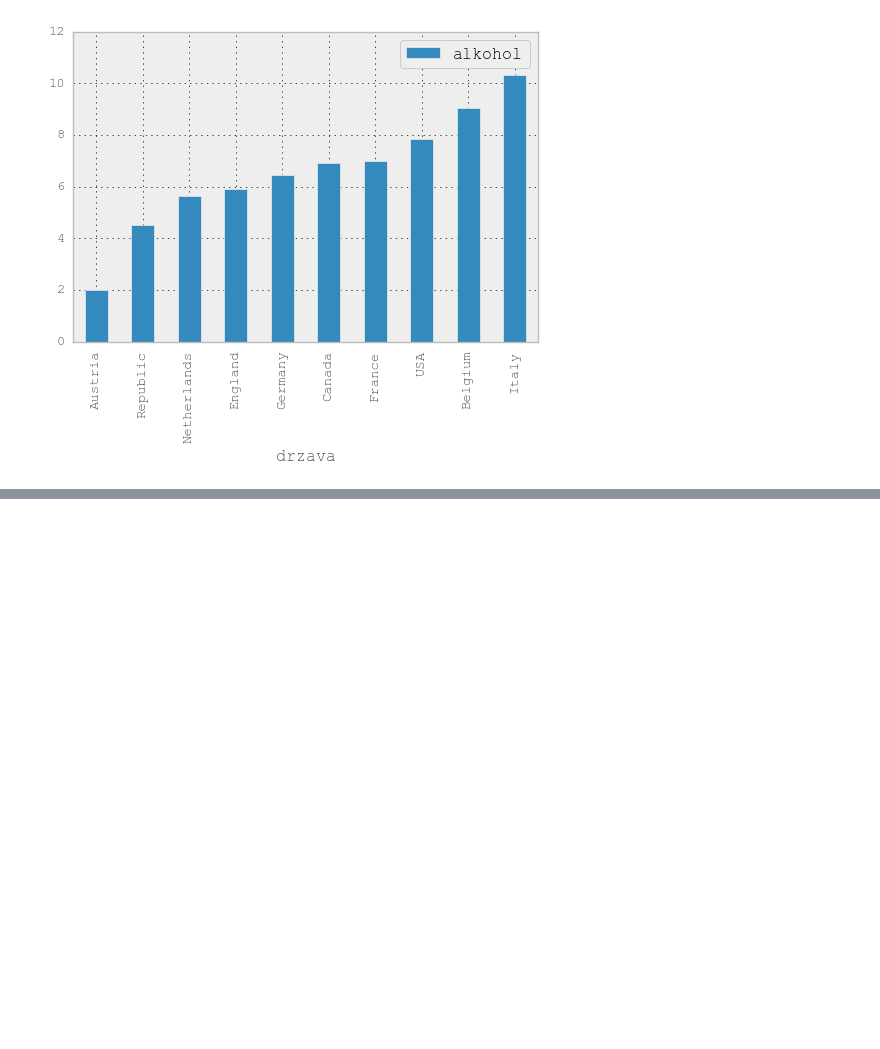
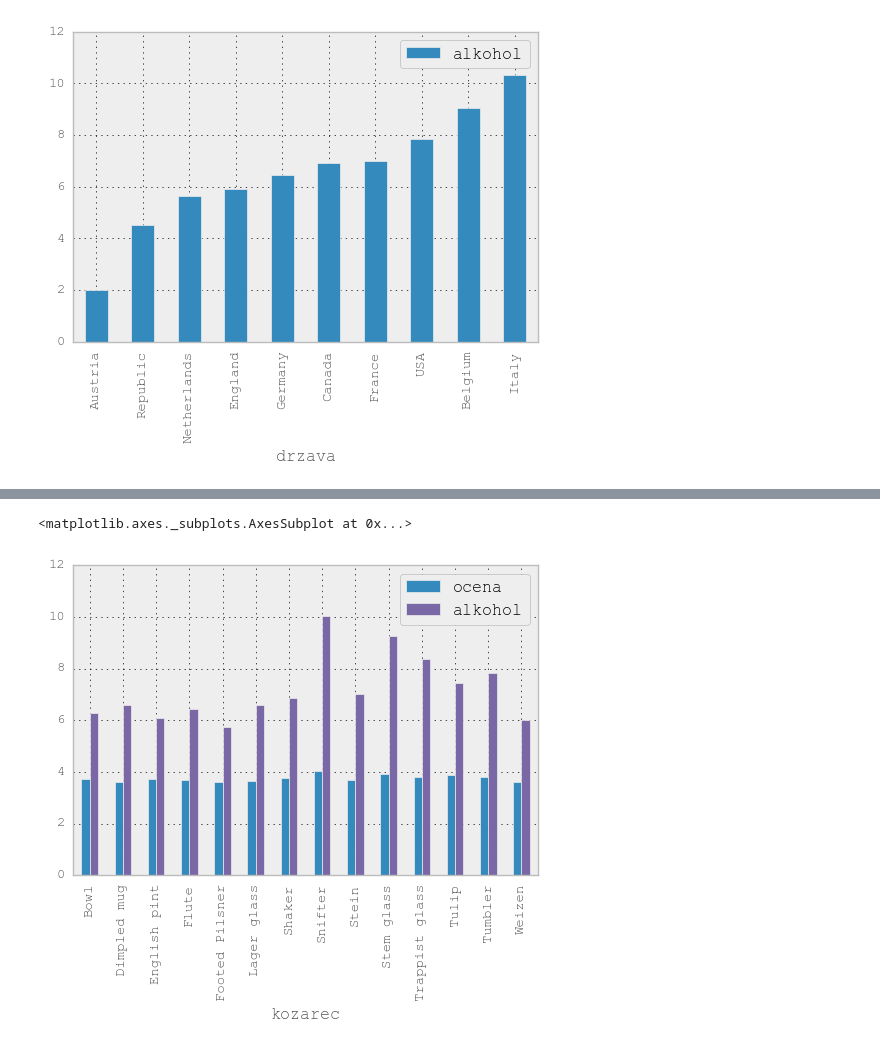
Before and after one commit to anjakisek/Najboljsa-piva-Ratebeer, a Jupyter notebook: Piva-Ratebeer.ipynb, the cells around one changed output, grey strips where cells are left out. Drawn from its saved outputs; the diff is of its cells as text; code cells hidden in the pictures; blank space fills up the shorter version.

```diff
--- a/Piva-Ratebeer.ipynb
+++ b/Piva-Ratebeer.ipynb
@@ -213,0 +305,4 @@ tabela[tabela['mesto'] == 'San Diego'].groupby('pivovarna').size().count()
+# %%
+tabela0 = pd.merge(kozarci, imena, on='naslov')
+tabela1 = pd.merge(tabela0, pivo, on='naslov')[['ime', 'ocena', 'pivovarna', 'mesto', 'drzava', 'stil', 'alkohol', 'kozarec']]
+tabela1
@@ -213,0 +348,5 @@ tabela[tabela['mesto'] == 'San Diego'].groupby('pivovarna').size().count()
+# %%
+tabela1.groupby('kozarec').mean()[kozarci.groupby('kozarec').size()>5].plot(kind='bar')
+# %% [output]
+<matplotlib.axes._subplots.AxesSubplot at 0x...>
+[figure, added]
```
Also changed, not shown: parts of 26 cells of this notebook.
